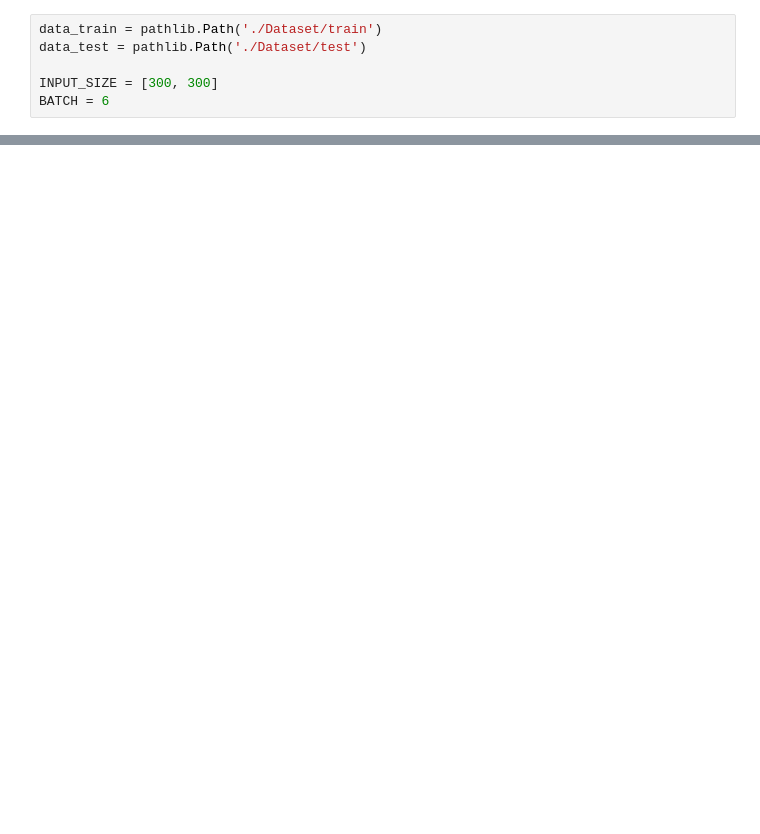
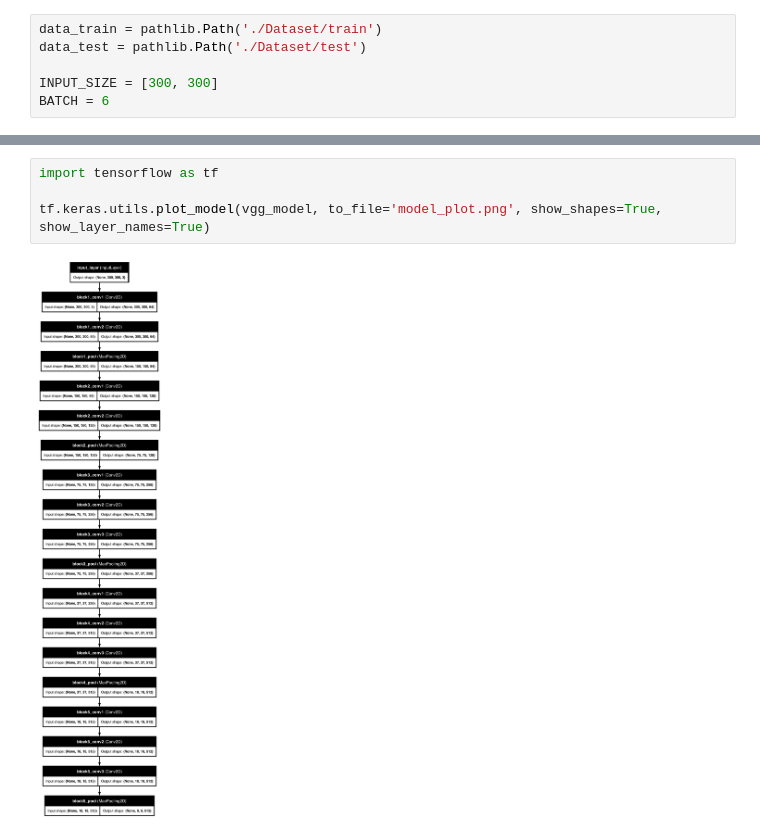
Before and after one commit to bigfrog10/deep_learning_project, a Jupyter notebook: src/task6/4-facemasks/vgg16_model.ipynb, the cells around one changed output, grey strips where cells are left out. Drawn from its saved outputs; the diff is of its cells as text; blank space fills up the shorter version.

```diff
--- a/src/task6/4-facemasks/vgg16_model.ipynb
+++ b/src/task6/4-facemasks/vgg16_model.ipynb
@@ -54,0 +90,6 @@ Found 330 images belonging to 5 classes.
+# %%
+import tensorflow as tf
+
+tf.keras.utils.plot_model(vgg_model, to_file='model_plot.png', show_shapes=True, show_layer_names=True)
+# %% [output]
+[figure, added]
```
Also changed, not shown: parts of 13 cells of this notebook.
